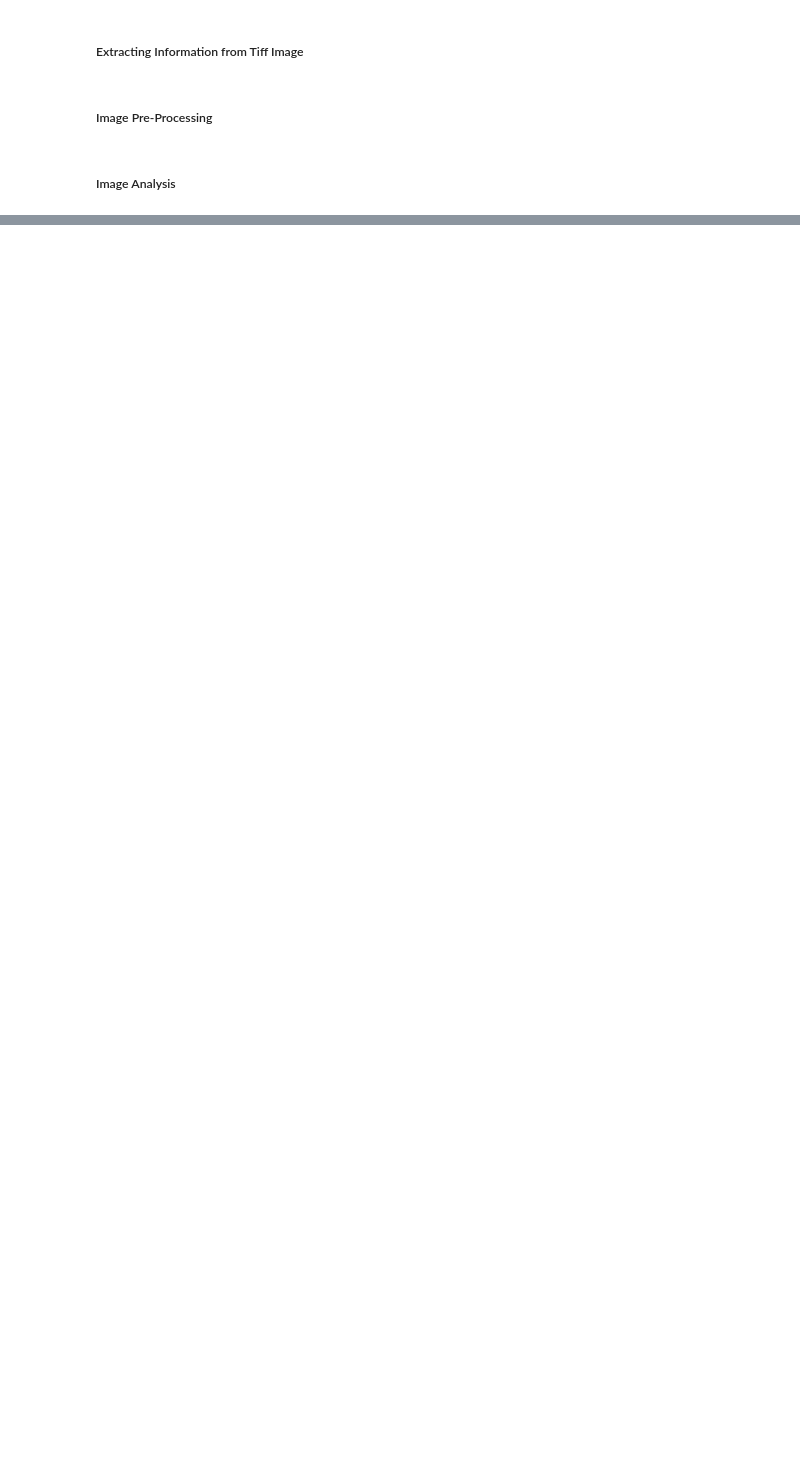
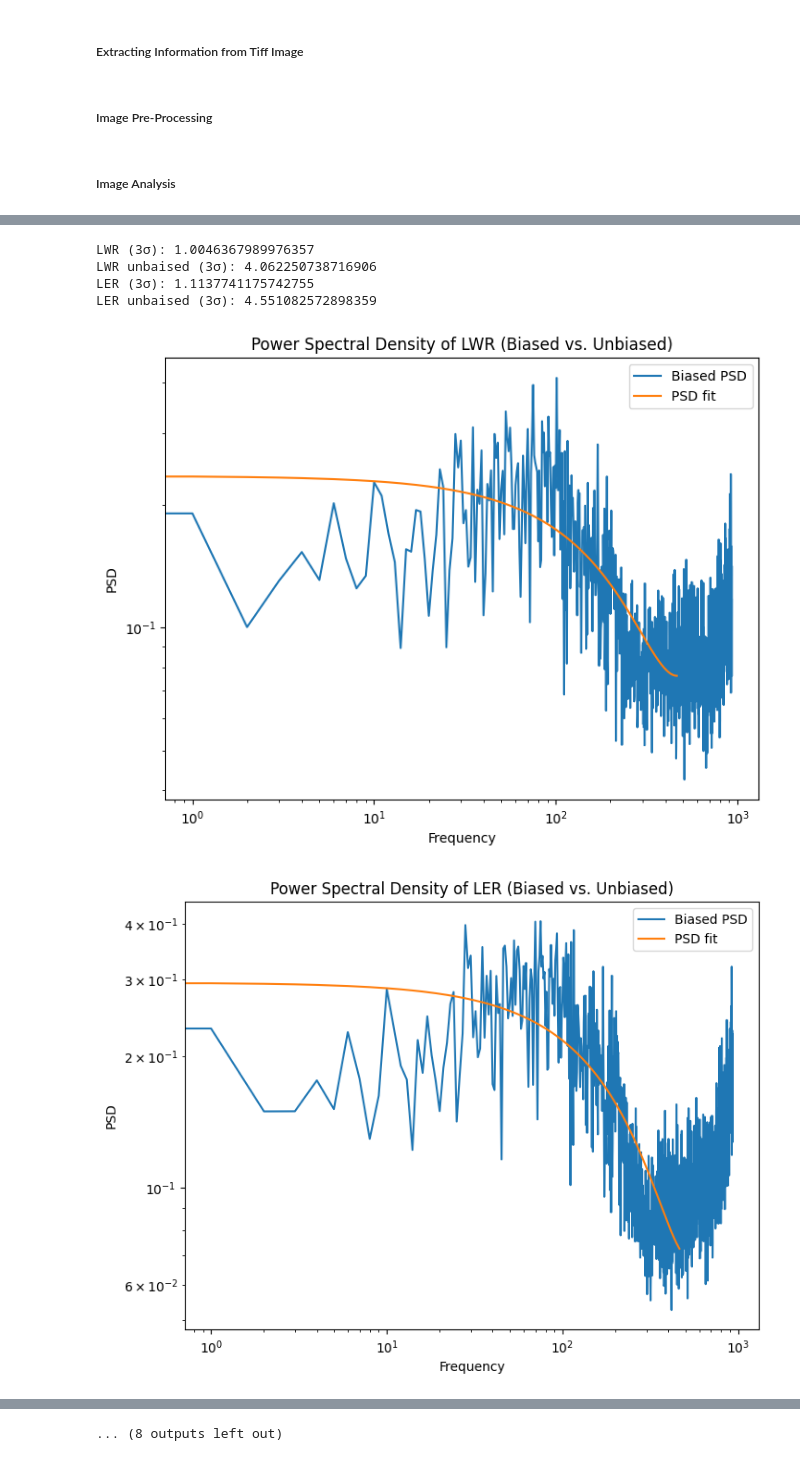
Before and after one commit to thrighun/DP, a Jupyter notebook: Code/LWR and LER analysis.ipynb, the cells around one changed output, grey strips where cells are left out. Saved outputs shown, nothing was run; the diff lists cells and outputs as text; code cells hidden in the pictures; blank space fills up the shorter version.

```diff
--- a/Code/LWR and LER analysis.ipynb
+++ b/Code/LWR and LER analysis.ipynb
@@ -121,4 +158,24 @@ def edge_detect_lin(leading_edges, trailing_edges, Arc, b, threshold):
     return leading_edge_profiles, trailing_edge_profiles
+# %%
+def hhcf(x, ps):
+    N = x.shape[0]
+    M = round(N / 4)
+    G = np.zeros(M)
+    for m in range(1, M + 1):
+        for n in range(m, N - m):
+            G[m - 1] += (x[n - m] - x[n + m]) ** 2
+        G[m - 1] /= (N - 2 * m)
+    r = ps * (2 * np.arange(1, M + 1) + 1)
+    return G, r
+
+def hhcfmod(r, a, b, c, d):
+    return a * np.exp(-r/b) + c + d
+
+def Palasantzas2(beta, freqx):
+    return beta[0] * np.exp(-beta[1] * freqx) + beta[2] + beta[3] * freqx**2
+
+def objective_function(beta, freqx, mF_data):
+    return np.sum((Palasantzas2(beta, freqx) - mF_data) ** 2)
 # %%
 def edge_detection(image_path, crop_coords=None, gaussian_sigma=1, min_peak_prominence=0.36, min_peak_distance=10):
     # Load the image in grayscale
@@ -219,0 +494,23 @@ Detected Edges at positions: [  25   63   98  136  172  209  246  283  320  356
+# %%
+import zipfile
+import os
+
+zip_path = 'Images.zip'
+extract_dir = 'extracted_images'
+patch_size = 64
+threshold = 127
+
+with zipfile.ZipFile(zip_path, 'r') as zip_ref:
+    zip_ref.extractall(extract_dir)
+
+results = []
+
+for filename in os.listdir(extract_dir):
+    if filename.lower().endswith(('.png', '.jpg', '.jpeg', '.tif', '.bmp')):
+        path = os.path.join(extract_dir, filename)
+        detected_edges = edge_detection(path, crop_coords=(28, 1519, 28, 960), gaussian_sigma=10, min_peak_prominence=1)
+        results.append(detected_edges)
+
+df = pd.DataFrame(results)
+df.to_csv('LER_LWR_results.csv', index=False)
+# %% [output]
@@ -219,0 +524,6 @@ Detected Edges at positions: [  25   63   98  136  172  209  246  283  320  356
+LWR (3σ): 1.0046367989976357
+LWR unbaised (3σ): 4.062250738716906
+LER (3σ): 1.1137741175742755
+LER unbaised (3σ): 4.551082572898359
+[figure, added]
+[figure, added]
@@ -219,0 +556 @@ Detected Edges at positions: [  25   63   98  136  172  209  246  283  320  356
+... (8 outputs left out)
```
Also changed, not shown: parts of 8 cells of this notebook, 11 other files.
